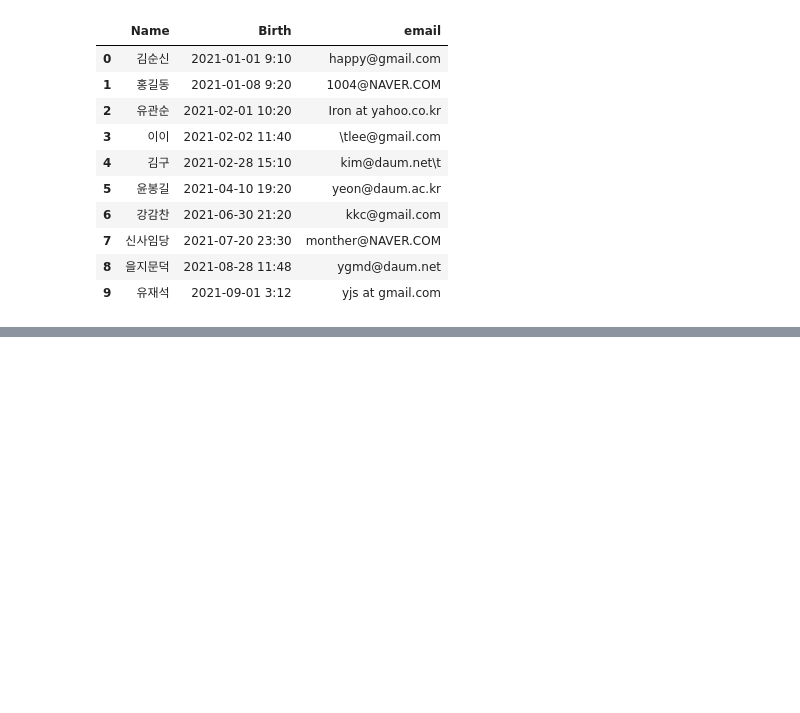
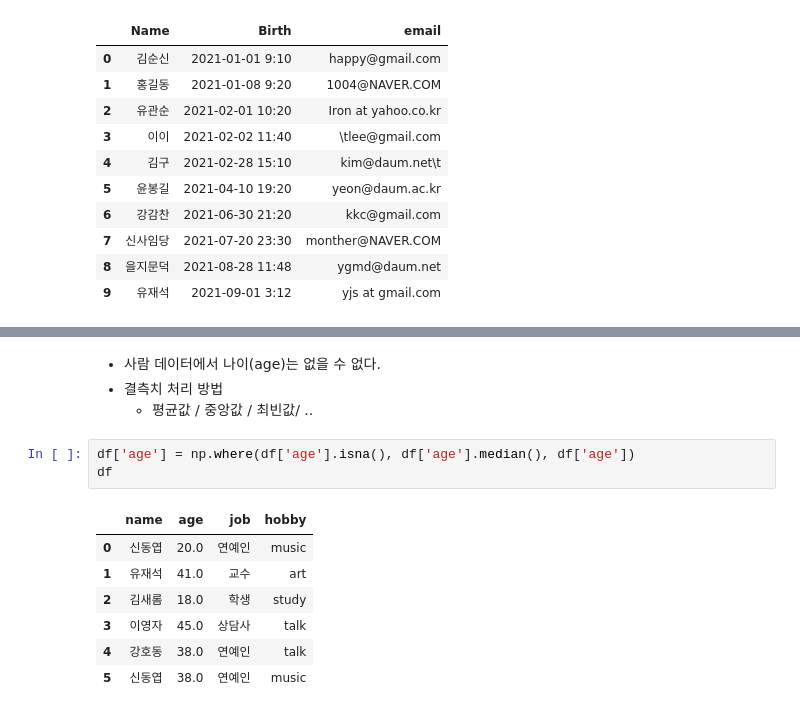
Before and after one commit to Yejin-Ha/Tech-Stack, a Jupyter notebook: pythonLib/01_Pandas_basic.ipynb, the cells around one changed output, grey strips where cells are left out. Drawn from its saved outputs; the diff is of its cells as text; blank space fills up the shorter version.

```diff
--- a/pythonLib/01_Pandas_basic.ipynb
+++ b/pythonLib/01_Pandas_basic.ipynb
@@ -407,0 +605,15 @@ df
+# %% [markdown]
+- 사람 데이터에서 나이(age)는 없을 수 없다.
+- 결측치 처리 방법
+    - 평균값 / 중앙값 / 최빈값/ ..
+# %%
+df['age'] = np.where(df['age'].isna(), df['age'].median(), df['age'])
+df
+# %% [output]
+|  | name | age | job | hobby |
+| 0 | 신동엽 | 20.0 | 연예인 | music |
+| 1 | 유재석 | 41.0 | 교수 | art |
+| 2 | 김새롬 | 18.0 | 학생 | study |
+| 3 | 이영자 | 45.0 | 상담사 | talk |
+| 4 | 강호동 | 38.0 | 연예인 | talk |
+| 5 | 신동엽 | 38.0 | 연예인 | music |
```
Also changed, not shown: parts of 30 cells of this notebook, 1 other file.
